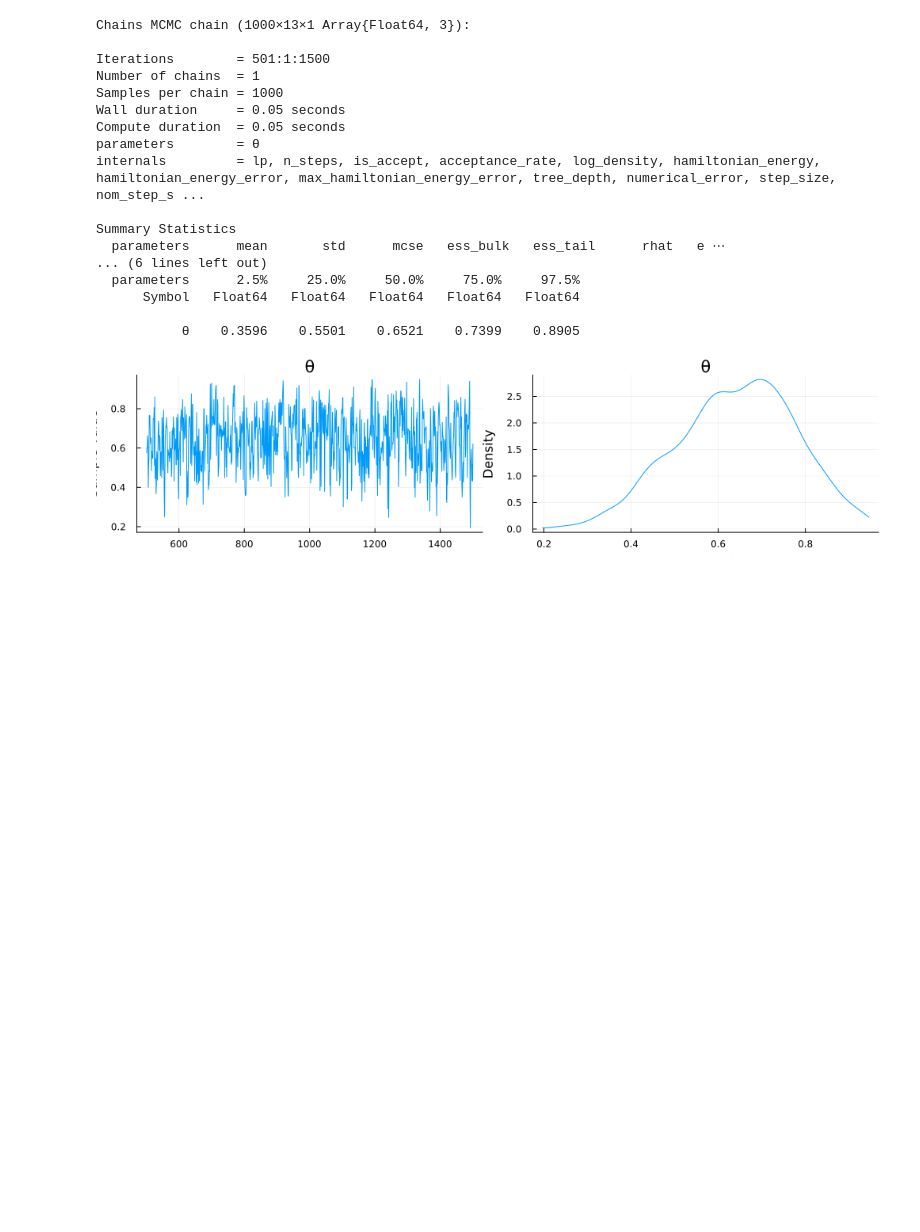
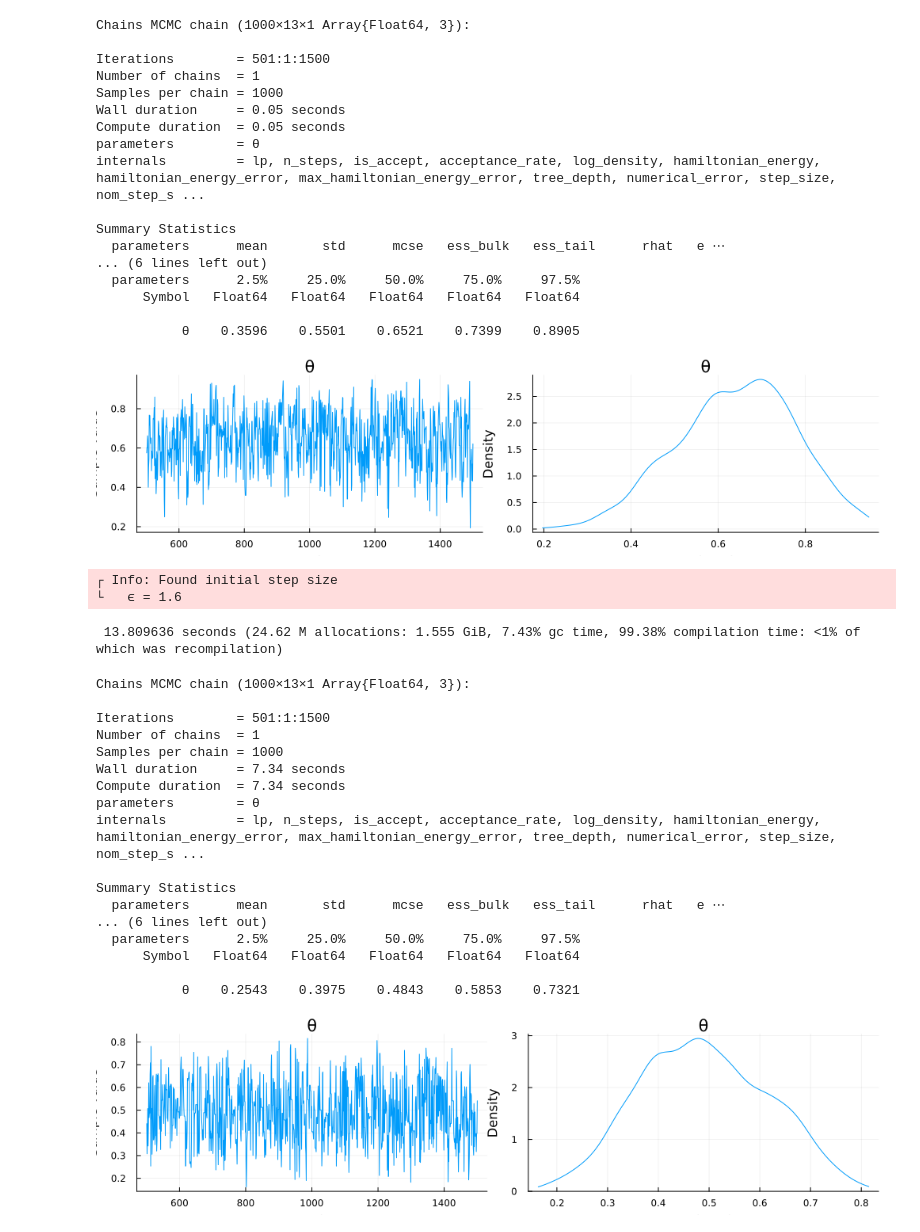
Before and after one commit to polyactis/test, a Jupyter notebook: trunk/Julia/Statistical Rethinking/Globe-tossing.ipynb, the cells around one changed output. Drawn from its saved outputs; the diff is of its cells as text; code cells hidden in the pictures; blank space fills up the shorter version.

```diff
--- a/trunk/Julia/Statistical Rethinking/Globe-tossing.ipynb
+++ b/trunk/Julia/Statistical Rethinking/Globe-tossing.ipynb
@@ -132,3 +111,32 @@ Summary Statistics
 
            θ    0.3596    0.5501    0.6521    0.7399    0.8905
 [figure]
+# %%
+Random.seed!(10)
+n=12;
+k=6;
+@time chns = sample(globe_toss(n, k), NUTS(), 1000)
+display(chns)
+StatsPlots.plot(chns)
+# %% [output]
+┌ Info: Found initial step size
+└   ϵ = 1.6
+ 13.809636 seconds (24.62 M allocations: 1.555 GiB, 7.43% gc time, 99.38% compilation time: <1% of which was recompilation)
+Chains MCMC chain (1000×13×1 Array{Float64, 3}):
+
+Iterations        = 501:1:1500
+Number of chains  = 1
+Samples per chain = 1000
+Wall duration     = 7.34 seconds
+Compute duration  = 7.34 seconds
+parameters        = θ
+internals         = lp, n_steps, is_accept, acceptance_rate, log_density, hamiltonian_energy, hamiltonian_energy_error, max_hamiltonian_energy_error, tree_depth, numerical_error, step_size, nom_step_s ...
+
+Summary Statistics
+  parameters      mean       std      mcse   ess_bulk   ess_tail      rhat   e ⋯
+... (6 lines left out)
+  parameters      2.5%     25.0%     50.0%     75.0%     97.5%
+      Symbol   Float64   Float64   Float64   Float64   Float64
+
+           θ    0.2543    0.3975    0.4843    0.5853    0.7321
+[figure, added]
```
Also changed, not shown: parts of 12 cells of this notebook, 3 other files.
